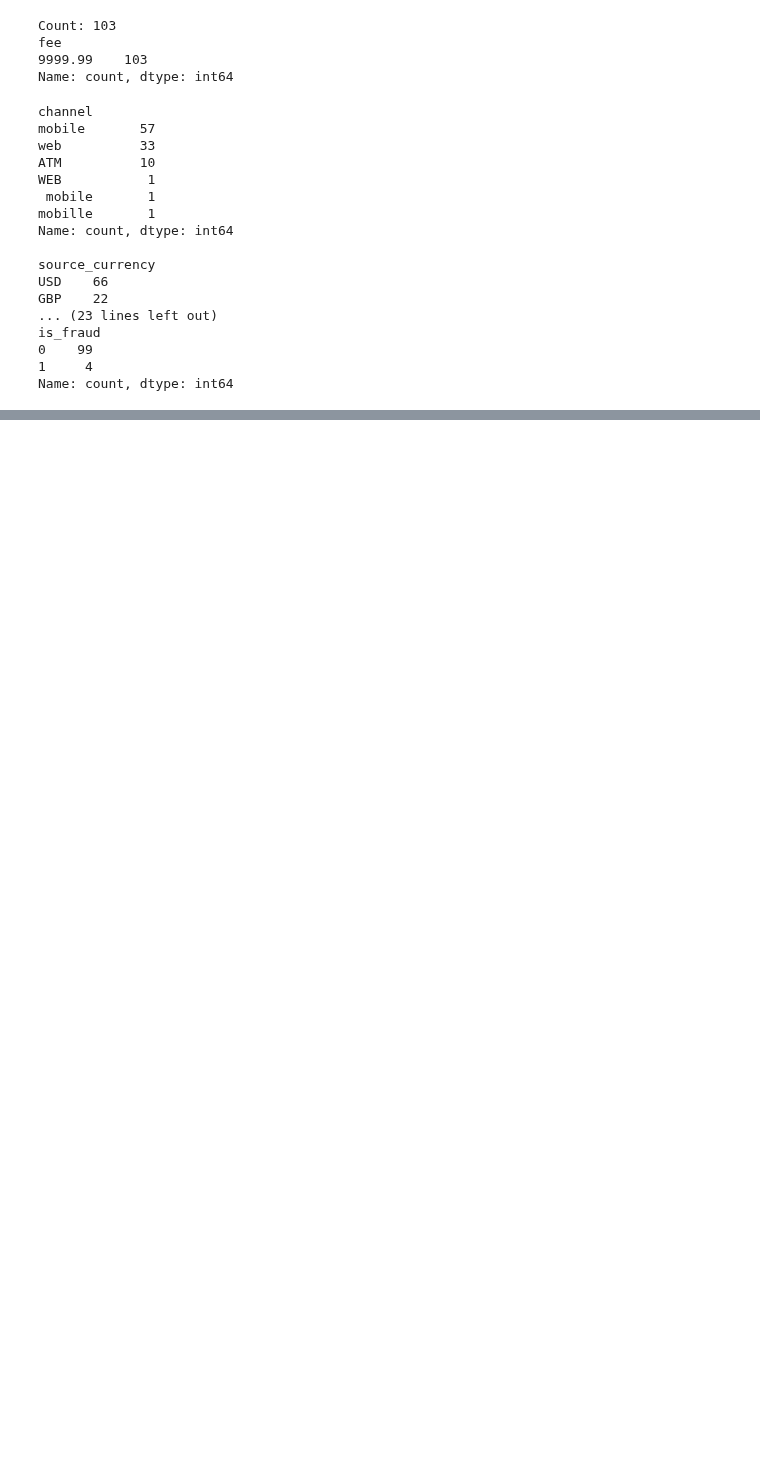
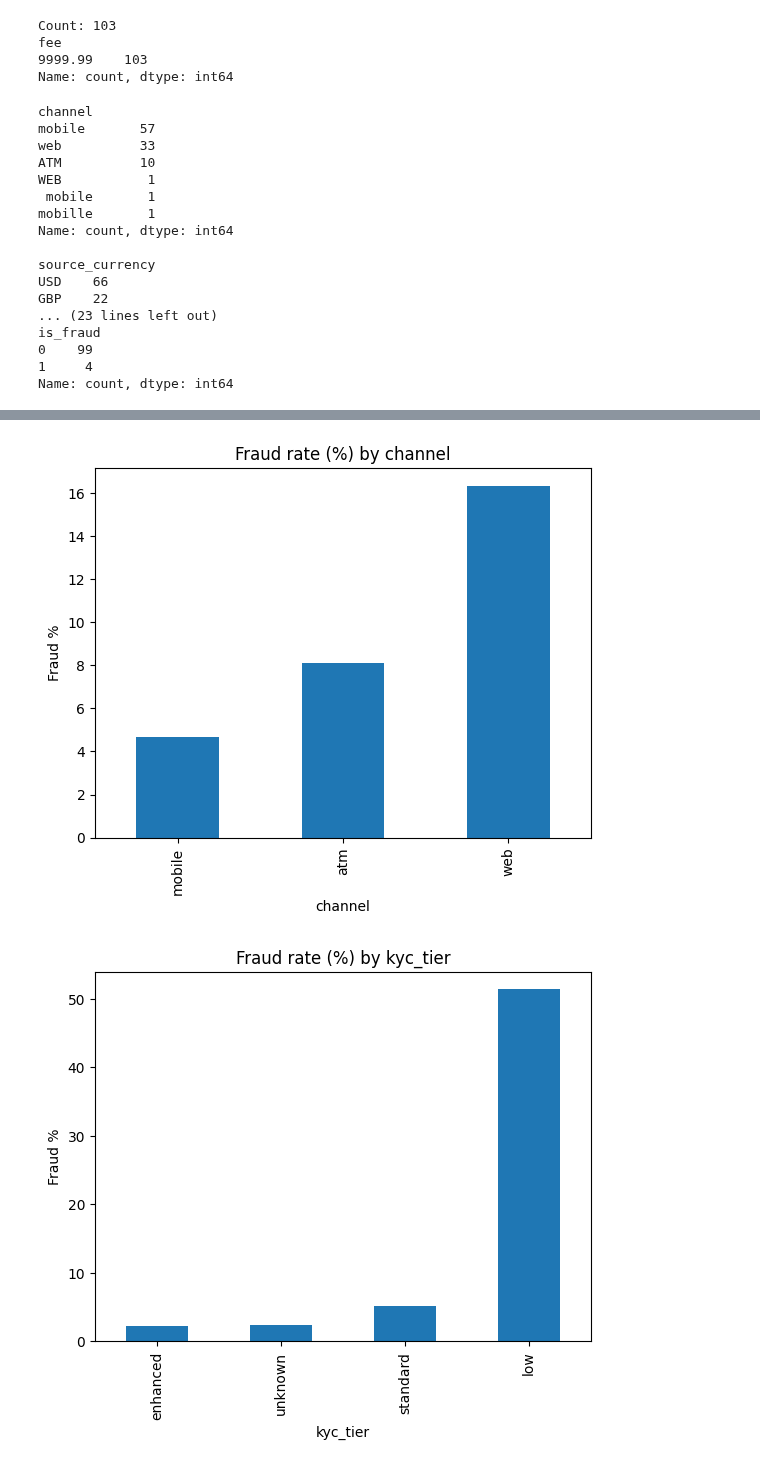
Before and after one commit to grandpacltn/novapay-fraud-detection, a Jupyter notebook: notebook/EDA.ipynb, the cells around one changed output, grey strips where cells are left out. Saved outputs shown, nothing was run; the diff lists cells and outputs as text; code cells hidden in the pictures; blank space fills up the shorter version.

```diff
--- a/notebook/EDA.ipynb
+++ b/notebook/EDA.ipynb
@@ -194,0 +349,12 @@ Name: count, dtype: int64
+# %%
+cat_cols = ['channel', 'kyc_tier', 'home_country', 'dest_currency', 'new_device', 'location_mismatch']
+
+for col in cat_cols:
+    rate = data.groupby(col)['is_fraud'].mean() * 100
+    rate.sort_values().plot(kind='bar')
+    plt.title(f'Fraud rate (%) by {col}')
+    plt.ylabel('Fraud %')
+    plt.show()
+# %% [output]
+[figure, added]
+[figure, added]
```
Also changed, not shown: parts of 13 cells of this notebook.
